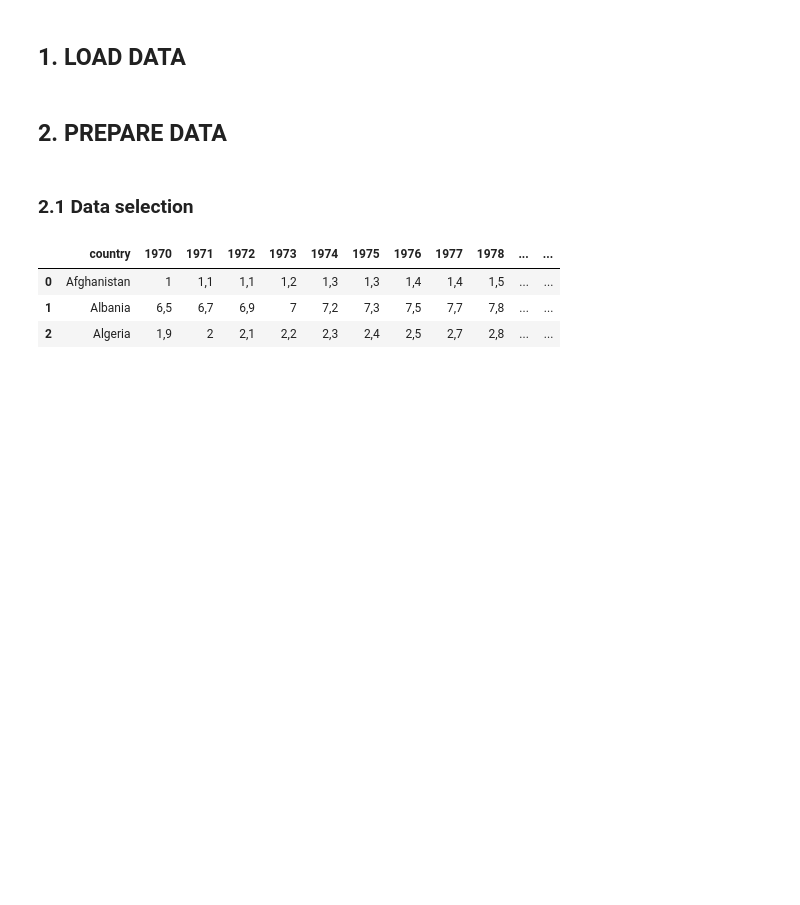
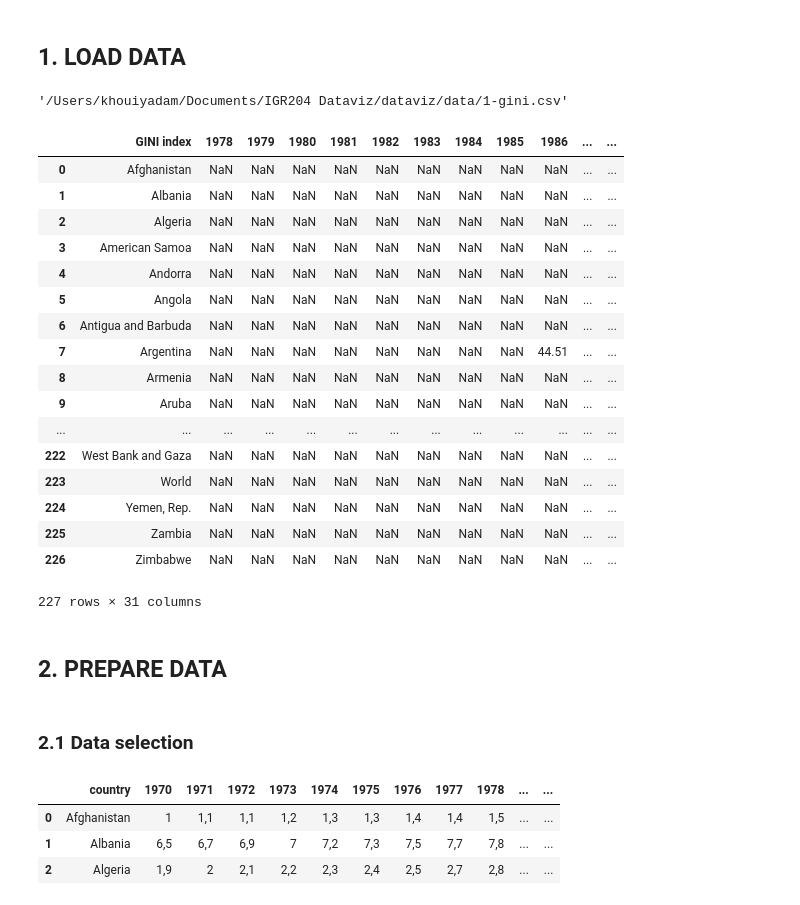
Before and after one commit to MahzadK/dataviz, a Jupyter notebook: Years in school men 25_34.ipynb, the cells around one changed output. Cells and saved outputs as stored; diff of their text form; code cells hidden in the pictures; blank space fills up the shorter version.

```diff
--- a/notebooks/Years in school men 25_34.ipynb
+++ b/Years in school men 25_34.ipynb
@@ -11,4 +11,12 @@ import pprint as pp
 import numpy as np
 # %% [markdown]
 ## 1.  LOAD DATA
+# %%
+DATA_PATH = os.path.abspath(os.path.join(os.curdir, "data"))
+DATA_PATH
+GINI_FILE = "1-gini.csv"
+os.path.join(DATA_PATH, GINI_FILE)
+#/Users/khouiyadam/Documents/IGR204 Dataviz/dataviz/data
+# %% [output]
+'/Users/khouiyadam/Documents/IGR204 Dataviz/dataviz/data/1-gini.csv'
 # %%
@@ -20,6 +28,27 @@ COUNTRIES_FILE = "3-countries.csv"
 gini_df = pd.read_csv(os.path.join(DATA_PATH, GINI_FILE))
 Year_in_school_df = pd.read_csv(os.path.join(DATA_PATH, Year_in_school), sep=";")
 countries_df = pd.read_csv(os.path.join(DATA_PATH, COUNTRIES_FILE), sep=";", usecols = ['Country (en)', "Continent"])
+# %%
+gini_df
+# %% [output]
+|  | GINI index | 1978 | 1979 | 1980 | 1981 | 1982 | 1983 | 1984 | 1985 | 1986 | ... | ... |
+| 0 | Afghanistan | NaN | NaN | NaN | NaN | NaN | NaN | NaN | NaN | NaN | ... | ... |
+| 1 | Albania | NaN | NaN | NaN | NaN | NaN | NaN | NaN | NaN | NaN | ... | ... |
+| 2 | Algeria | NaN | NaN | NaN | NaN | NaN | NaN | NaN | NaN | NaN | ... | ... |
+| 3 | American Samoa | NaN | NaN | NaN | NaN | NaN | NaN | NaN | NaN | NaN | ... | ... |
+| 4 | Andorra | NaN | NaN | NaN | NaN | NaN | NaN | NaN | NaN | NaN | ... | ... |
+| 5 | Angola | NaN | NaN | NaN | NaN | NaN | NaN | NaN | NaN | NaN | ... | ... |
+| 6 | Antigua and Barbuda | NaN | NaN | NaN | NaN | NaN | NaN | NaN | NaN | NaN | ... | ... |
+| 7 | Argentina | NaN | NaN | NaN | NaN | NaN | NaN | NaN | NaN | 44.51 | ... | ... |
+| 8 | Armenia | NaN | NaN | NaN | NaN | NaN | NaN | NaN | NaN | NaN | ... | ... |
+| 9 | Aruba | NaN | NaN | NaN | NaN | NaN | NaN | NaN | NaN | NaN | ... | ... |
+| ... | ... | ... | ... | ... | ... | ... | ... | ... | ... | ... | ... | ... |
+| 222 | West Bank and Gaza | NaN | NaN | NaN | NaN | NaN | NaN | NaN | NaN | NaN | ... | ... |
+| 223 | World | NaN | NaN | NaN | NaN | NaN | NaN | NaN | NaN | NaN | ... | ... |
+| 224 | Yemen, Rep. | NaN | NaN | NaN | NaN | NaN | NaN | NaN | NaN | NaN | ... | ... |
+| 225 | Zambia | NaN | NaN | NaN | NaN | NaN | NaN | NaN | NaN | NaN | ... | ... |
+| 226 | Zimbabwe | NaN | NaN | NaN | NaN | NaN | NaN | NaN | NaN | NaN | ... | ... |
+227 rows × 31 columns
 # %% [markdown]
 ## 2. PREPARE DATA
 # %% [markdown]
```
Also changed, not shown: parts of 27 cells of this notebook, 6 other files.
